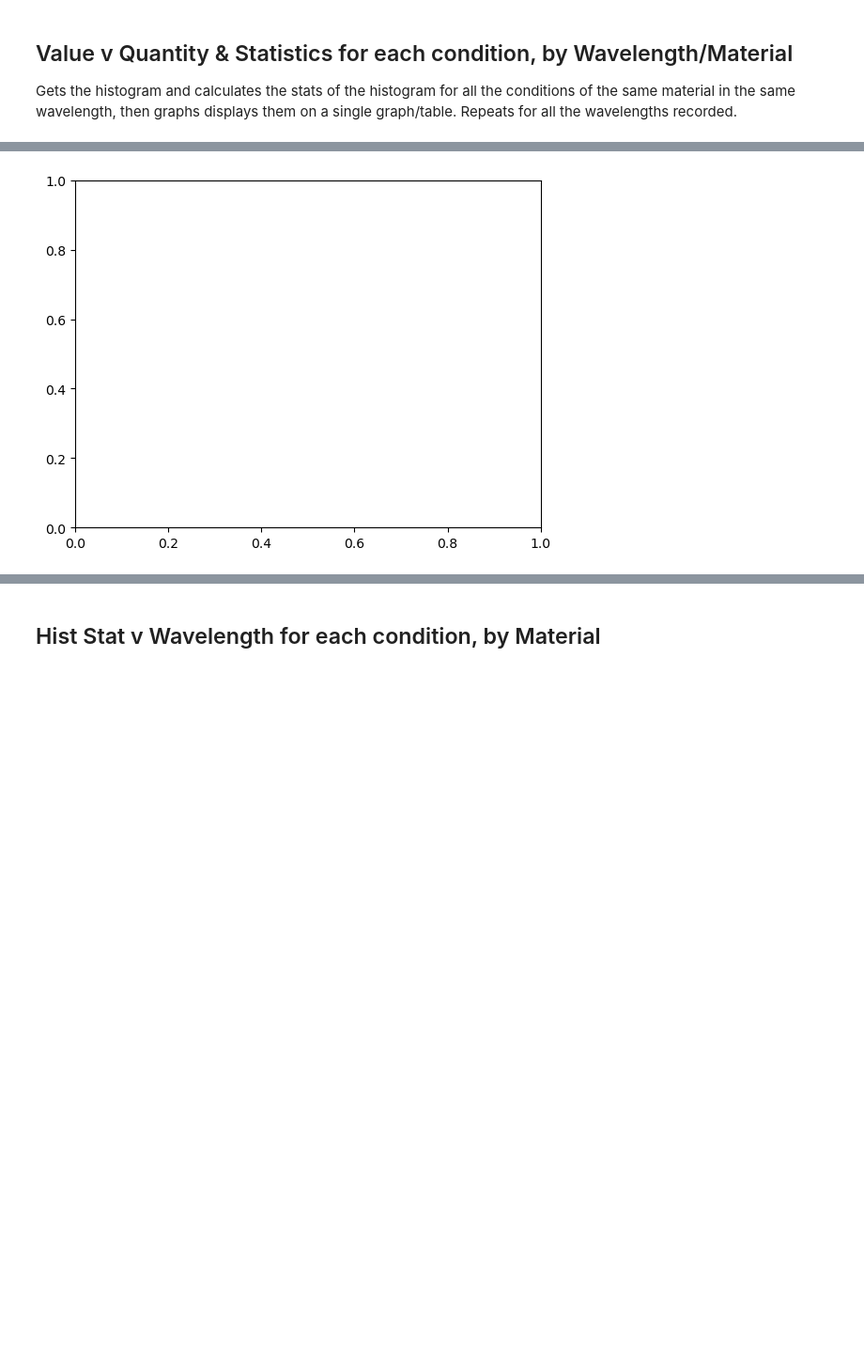
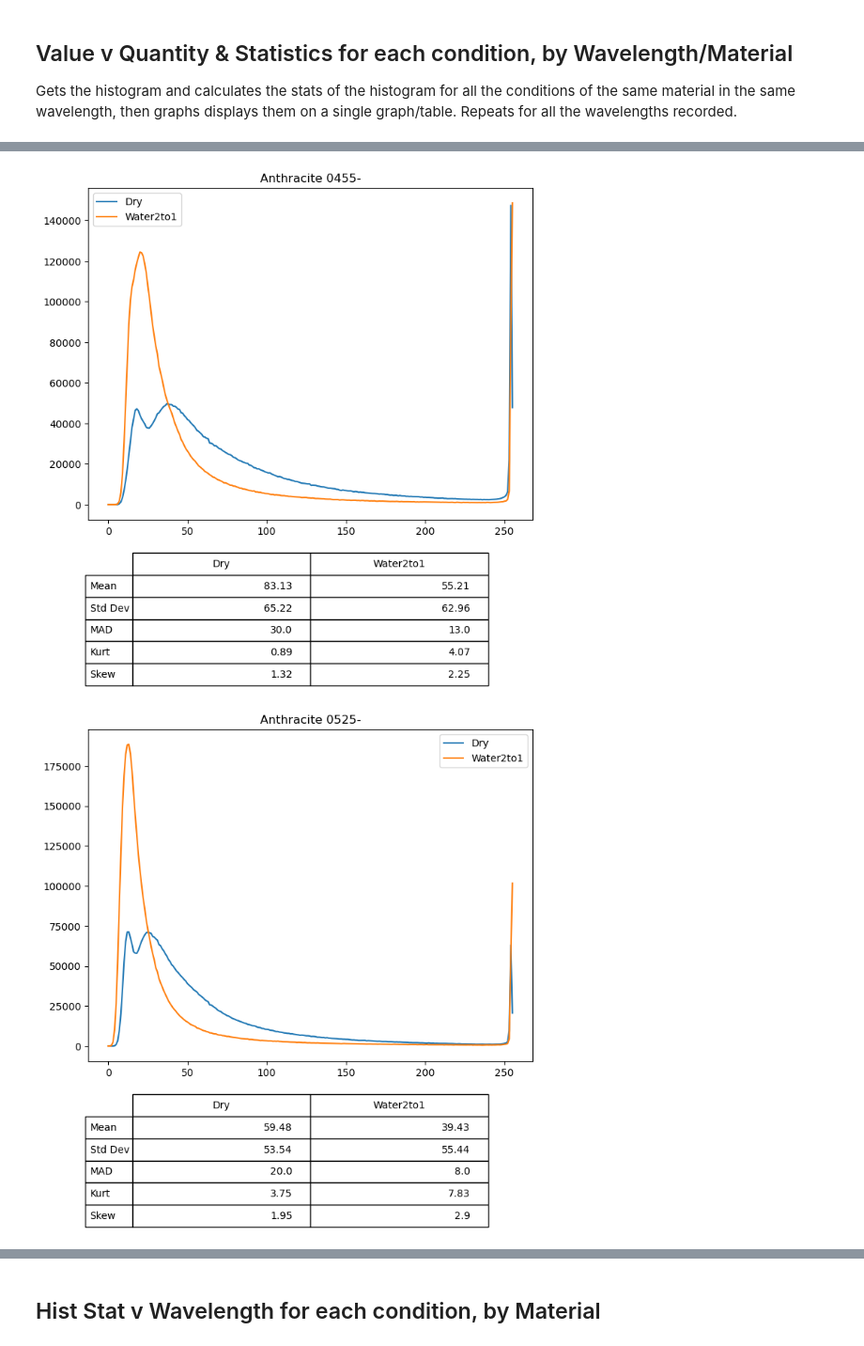
Before and after one commit to jfan14mc/Sand-Image-Anaylsis, a Jupyter notebook: imageTesting.ipynb, the cells around one changed output, grey strips where cells are left out. Shown at 94% size. Saved outputs shown, nothing was run; the diff lists cells and outputs as text; code cells hidden in the pictures; blank space fills up the shorter version.

```diff
--- a/imageTesting.ipynb
+++ b/imageTesting.ipynb
@@ -318,7 +323,7 @@ fig.savefig(os.path.join(base, 'ImageStatistics', materialName, pictureName), bb
 # %%
 #generating and savingindividual graphs
 # User input
-material = "750umGlassBeads"
+material = "Anthracite"
 
 #finding the wavelengths present in the folder
 base = '/Users/fanjx1/Documents/SandImages'
@@ -349,45 +354,50 @@ def statList(imageArray):
             np.std(imageArray, axis=(0, 1)).round(2),
             scipy.stats.median_abs_deviation(imageArray, axis = (0,1)),
             round(scipy.stats.kurtosis(imageArray, axis = (0,1)),2),
             round(scipy.stats.skew(imageArray, axis = (0,1)),2)]
 
 
 #Searching for all wavelengths that a material was imaged in
 searchPath = os.path.join(base, 'Composites', '*' + material + '*', '*')
 wavelengths = wavelengthList(searchPath)
 
-fig, axs = plt.subplots()
+fig, axs = plt.subplots(figsize = (8,6))
 stats = {}
 
-#A combination is a condition (dry/water/oil...) and a material (walnut shell/glass beads/anthracite...)
+#A combination is a material (walnut shell/glass beads/anthracite...) and condition (dry/water/oil...)
 #This finds all the combinations for the selected material in each wavelength, overlays the histograms on a plot and
 #displays the histogram statistics below each plot
 for wavelength in wavelengths:
+     #wavelength is '.../Material-ConditionRatio/Wavelength-.tiff', etc
      combinationsInWavelength = glob.glob(os.path.join(base,'Composites', '*' + material + '*','*' + wavelength + '*'))
+     wavelengthName = wavelength.partition('.')[0]#'0455-'
+     materialWavelength = material + " " + wavelengthName #'WalnutShell 0455-'
+
      for combination in combinationsInWavelength:
-          matWave = material + ' ' + wavelength[:-6]
-          combName = os.path.basename(os.path.dirname(combination))
-          createHistogram(axs, combination, combName.partition('-')[2], matWave)
-          stats[matWave] = statList(ioOpen(combination))
-     axs.set_title(material + " " + wavelength.replace('-','')[:-5])
+          combName = os.path.basename(os.path.dirname(combination)) #'WalnutShell-MineralOil4to1'
+          combSplit = combName.partition('-') #['WalnutShell','-','MineralOil4to1']
+          createHistogram(axs, combination, combSplit[2], materialWavelength)
+          stats[combSplit[2]] = statList(ioOpen(combination)) #{'Dry' : [100, 20, 2, 17, 2], 'Water' : [60, 12, 4, 39, 1]...}
 
      statComparison = pd.DataFrame(stats, index = ['Mean', 'Std Dev', 'MAD', 'Kurt', 'Skew'])
 
-     columnTruncated = [column.partition('-')[2] for column in statComparison.columns]
-
      wavelengthStats = mpl.table.table(axs,
                      cellText= statComparison.values,
-                     colLabels = columnTruncated,
+                     colLabels = statComparison.columns,
                      rowLabels = statComparison.index,
-                     bbox = (0.2,-0.5,0.8,0.4))
+                     bbox = (0.1,-0.5,0.8,0.4))
      wavelengthStats.auto_set_font_size(False)
      wavelengthStats.set_fontsize(10)
 
      #Saves the current figure with histogram and statistics so it can be reused for the next wavelength.
-     matName = combName.partition('-')[0]
-     pictureName = material + wavelength.replace('-','')[:-5] + 'Histogram.png'
-     fig.savefig(os.path.join(base, 'ImageStatistics', matName, pictureName), bbox_inches= 'tight')
+     plotName = material + wavelength[:-5] + 'Histogram.png'
+
+     if os.path.exists(os.path.join(base, 'ImageStatistics', combSplit[0])) == False:
+          os.mkdir(os.path.join(base, 'ImageStatistics', combSplit[0]))
+     fig.savefig(os.path.join(base, 'ImageStatistics', combSplit[0], plotName), bbox_inches= 'tight')
+     display(fig)
      stats.clear()
      axs.clear()
 # %% [output]
-[figure, old version]
+[figure, new version]
+[figure, added]
```
Also changed, not shown: parts of 4 cells of this notebook.
